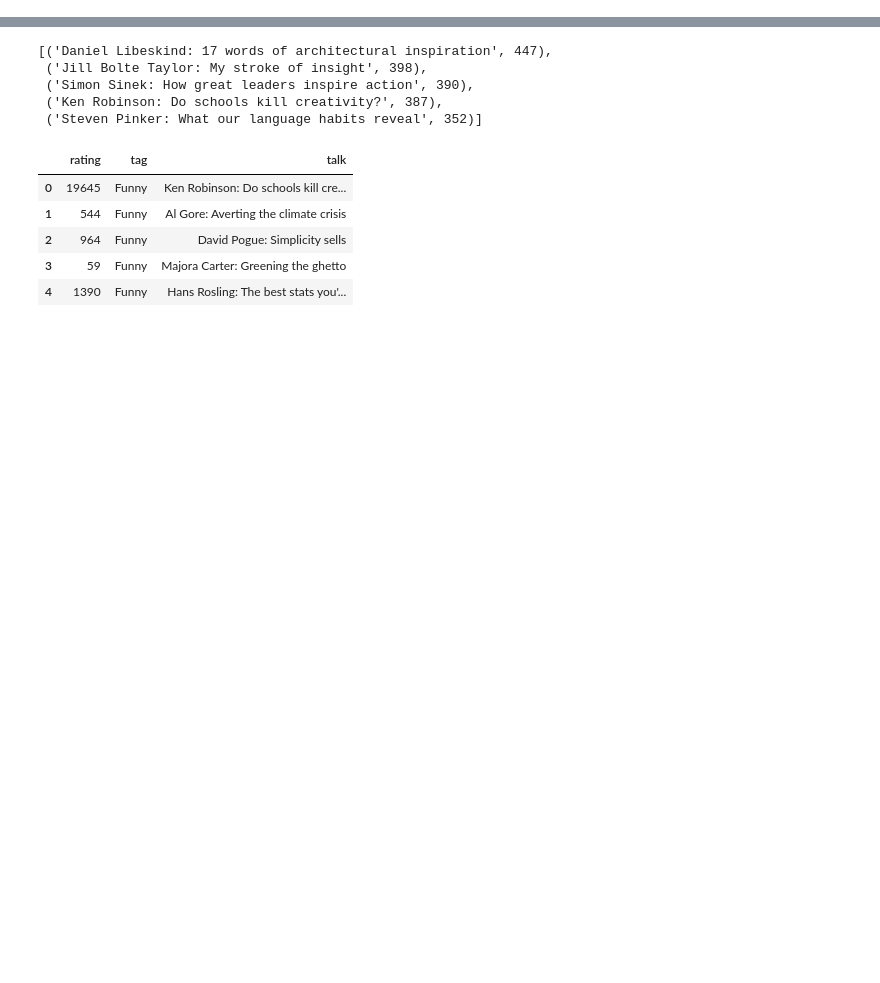
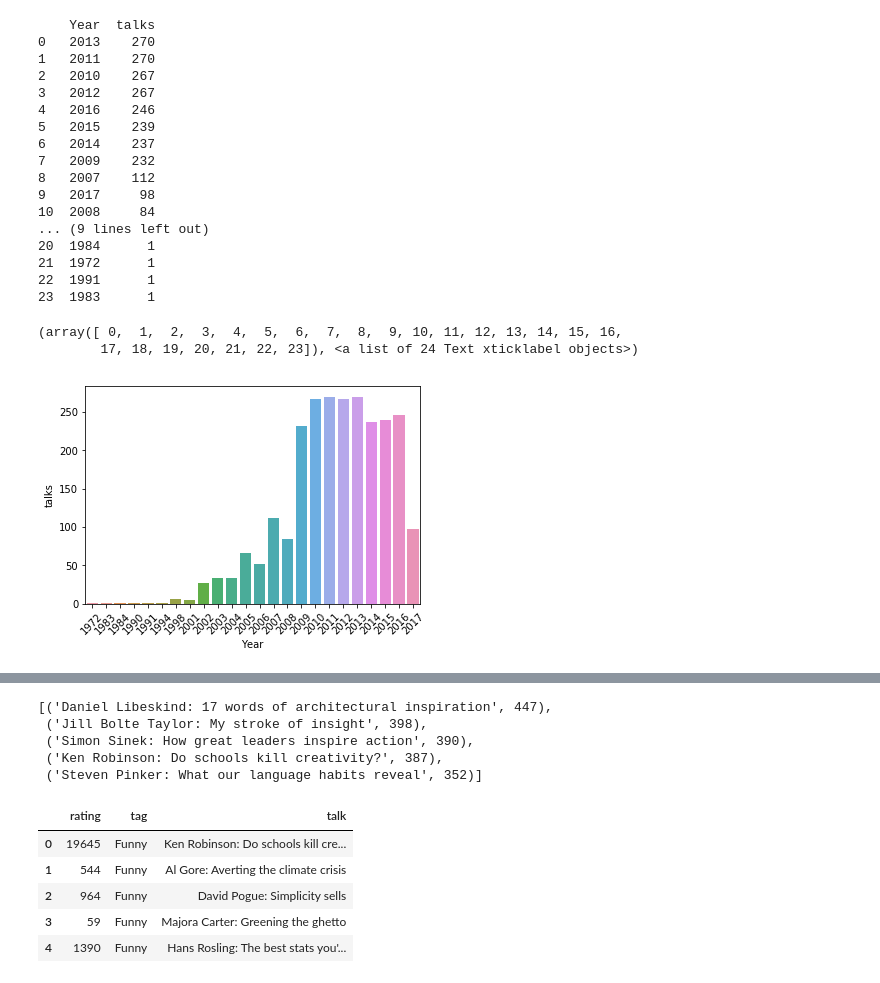
Before and after one commit to SummerHeUSA/TED-TALKS-ANAYSIS-Project2-, a Jupyter notebook: TED TALKS.ipynb, the cells around one changed output, grey strips where cells are left out. Drawn from its saved outputs; the diff is of its cells as text; code cells hidden in the pictures; blank space fills up the shorter version.

```diff
--- a/TED TALKS.ipynb
+++ b/TED TALKS.ipynb
@@ -366,0 +214,37 @@ Name: duration, dtype: float64
+# %%
+# Year Analysis - Which year has more talks?
+
+df['Year'] = df['film_date'].apply(lambda x:x.split('-')[2])
+Year_df = pd.DataFrame(df['Year'].value_counts()).reset_index()
+Year_df.columns = ['Year', 'talks']
+print(Year_df)
+
+# plot
+sns.barplot(x='Year', y='talks', data=Year_df)
+plt.xticks(rotation=45)
+
+# Observations
+
+# first TED Talk was on 1972
+# 2011 and 2013 has the most TED Talks with 270 talks.
+# %% [output]
+    Year  talks
+0   2013    270
+1   2011    270
+2   2010    267
+3   2012    267
+4   2016    246
+5   2015    239
+6   2014    237
+7   2009    232
+8   2007    112
+9   2017     98
+10  2008     84
+... (9 lines left out)
+20  1984      1
+21  1972      1
+22  1991      1
+23  1983      1
+(array([ 0,  1,  2,  3,  4,  5,  6,  7,  8,  9, 10, 11, 12, 13, 14, 15, 16,
+        17, 18, 19, 20, 21, 22, 23]), <a list of 24 Text xticklabel objects>)
+[figure, added]
```
Also changed, not shown: parts of 56 cells of this notebook.
